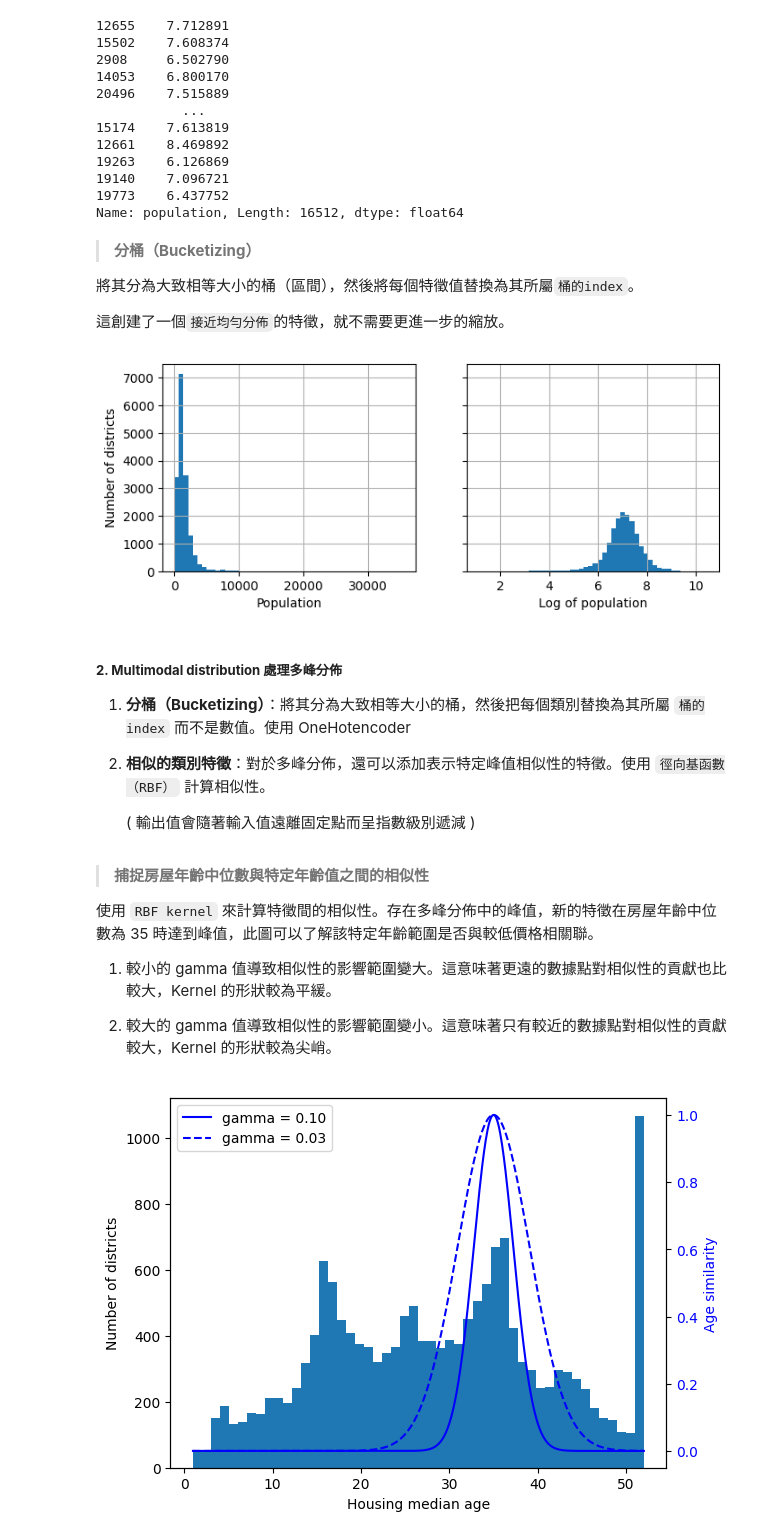
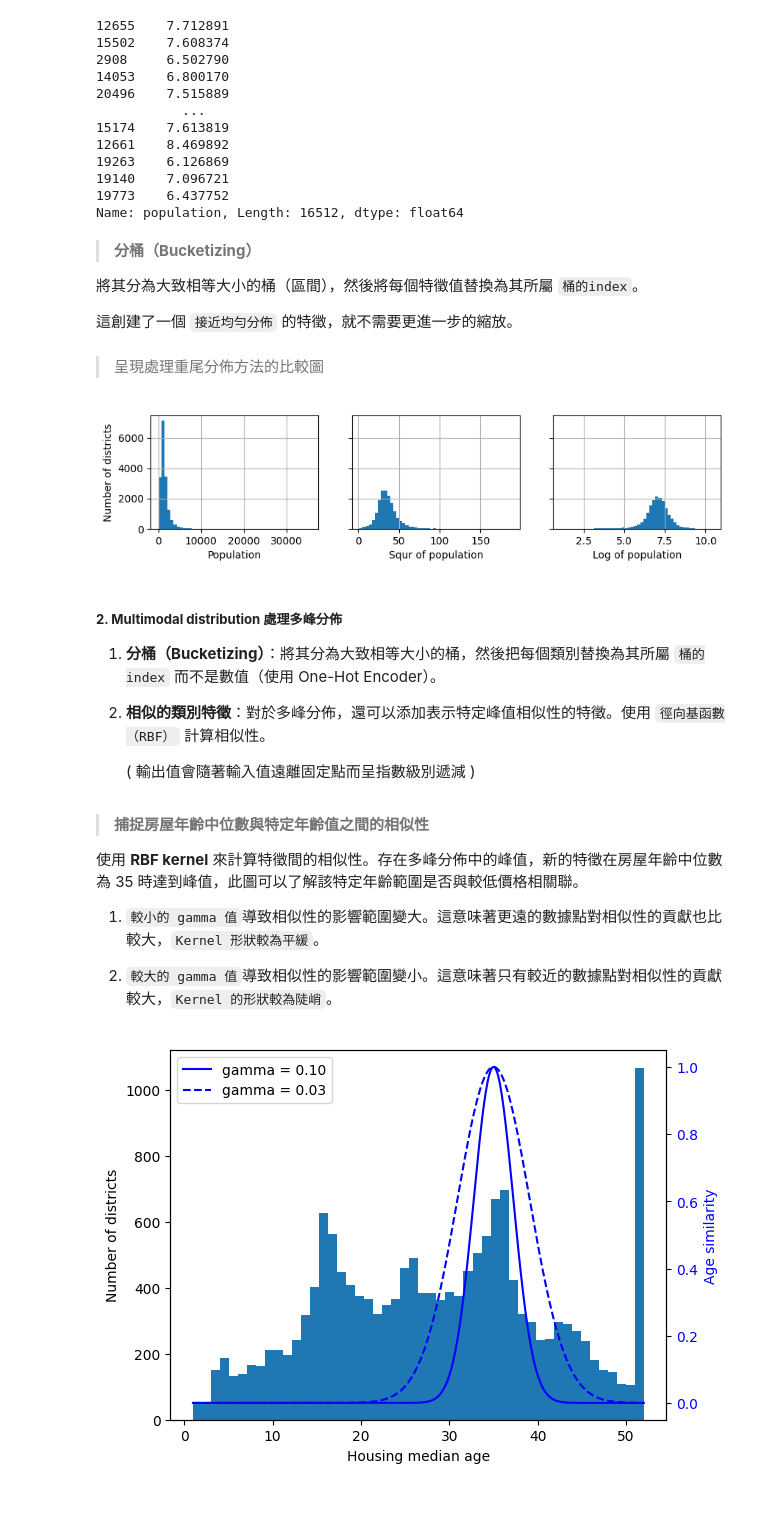
Before and after one commit to TsaiJouWu/end-to-end-ML, a Jupyter notebook: end_to_end_ML.ipynb, the cells around one changed output. Drawn from its saved outputs; the diff is of its cells as text; code cells hidden in the pictures; blank space fills up the shorter version.

```diff
--- a/end_to_end_ML.ipynb
+++ b/end_to_end_ML.ipynb
@@ -925,22 +1031,27 @@ Name: population, Length: 16512, dtype: float64
 # %% [markdown]
 > **分桶（Bucketizing）**
 
-將其分為大致相等大小的桶（區間），然後將每個特徵值替換為其所屬`桶的index`。
+將其分為大致相等大小的桶（區間），然後將每個特徵值替換為其所屬 `桶的index`。
 
-這創建了一個`接近均勻分佈`的特徵，就不需要更進一步的縮放。
+這創建了一個 `接近均勻分佈` 的特徵，就不需要更進一步的縮放。
+# %% [markdown]
+> 呈現處理重尾分佈方法的比較圖
 # %%
-fig, axs = plt.subplots(1, 2, figsize=(8, 3), sharey=True)
-housing["population"].hist(ax=axs[0], bins=50)
-housing["population"].apply(np.log).hist(ax=axs[1], bins=50)
+fig, axs= plt.subplots(1, 3, figsize=(10,2), sharey= True)
+housing["population"].hist(ax = axs[0], bins = 50)
+housing["population"].apply(np.sqrt).hist(ax = axs[1], bins = 50)
+housing["population"].apply(np.log).hist(ax = axs[2], bins = 50)
+
 axs[0].set_xlabel("Population")
-axs[1].set_xlabel("Log of population")
+axs[1].set_xlabel("Squr of population")
+axs[2].set_xlabel("Log of population")
 axs[0].set_ylabel("Number of districts")
 plt.show()
 # %% [output]
-[figure, old version]
+[figure, new version]
 # %% [markdown]
 ##### **2. Multimodal distribution 處理多峰分佈**
-1. **分桶（Bucketizing）**：將其分為大致相等大小的桶，然後把每個類別替換為其所屬 `桶的index` 而不是數值。使用 OneHotencoder
+1. **分桶（Bucketizing）**：將其分為大致相等大小的桶，然後把每個類別替換為其所屬 `桶的index` 而不是數值（使用 One-Hot Encoder）。
 
 2. **相似的類別特徵**：對於多峰分佈，還可以添加表示特定峰值相似性的特徵。使用 `徑向基函數（RBF）` 計算相似性。
 
@@ -953,11 +1064,11 @@ age_simil_35 = rbf_kernel(housing[["housing_median_age"]], [[35]], gamma = 0.1)
 # %% [markdown]
 > **捕捉房屋年齡中位數與特定年齡值之間的相似性**
 
-使用 `RBF kernel` 來計算特徵間的相似性。存在多峰分佈中的峰值，新的特徵在房屋年齡中位數為 35 時達到峰值，此圖可以了解該特定年齡範圍是否與較低價格相關聯。
+使用 **RBF kernel** 來計算特徵間的相似性。存在多峰分佈中的峰值，新的特徵在房屋年齡中位數為 35 時達到峰值，此圖可以了解該特定年齡範圍是否與較低價格相關聯。
 
-1. 較小的 gamma 值導致相似性的影響範圍變大。這意味著更遠的數據點對相似性的貢獻也比較大，Kernel 的形狀較為平緩。
+1. `較小的 gamma 值`導致相似性的影響範圍變大。這意味著更遠的數據點對相似性的貢獻也比較大，`Kernel 形狀較為平緩`。
 
-2. 較大的 gamma 值導致相似性的影響範圍變小。這意味著只有較近的數據點對相似性的貢獻較大，Kernel 的形狀較為尖峭。
+2. `較大的 gamma 值`導致相似性的影響範圍變小。這意味著只有較近的數據點對相似性的貢獻較大，`Kernel 的形狀較為陡峭`。
 # %%
 ages = np.linspace(housing["housing_median_age"].min(),
                    housing["housing_median_age"].max(),
```
Also changed, not shown: parts of 44 cells of this notebook.
